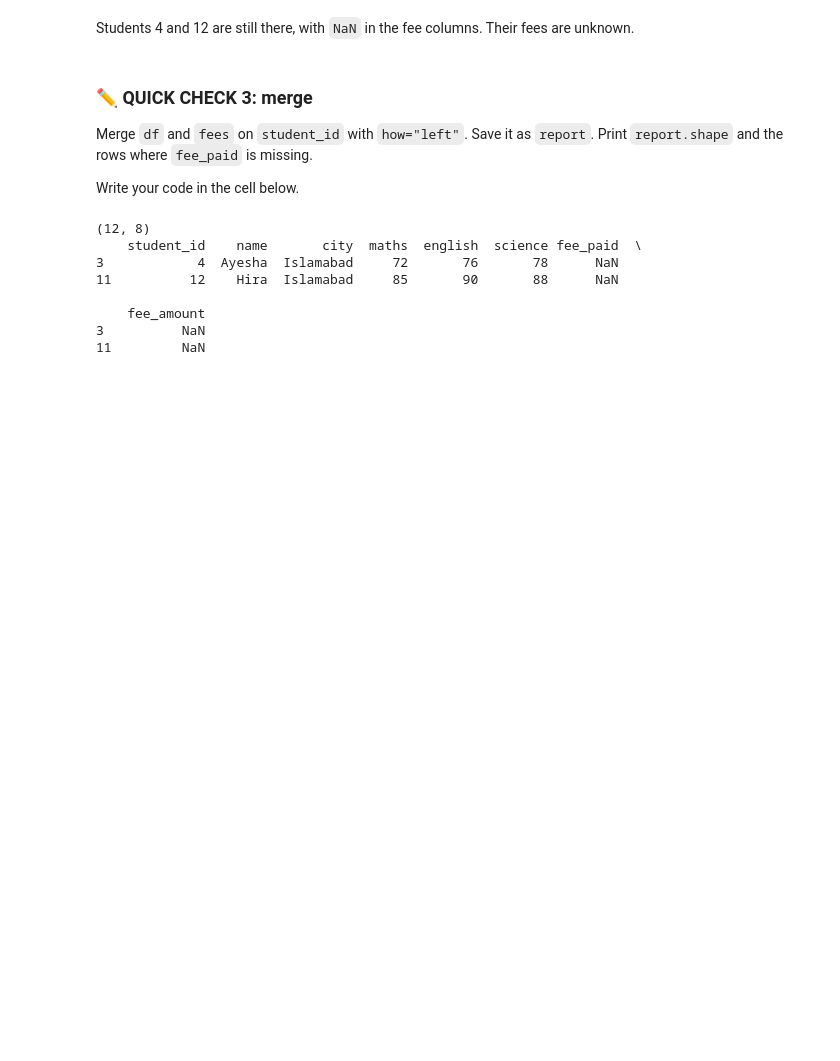
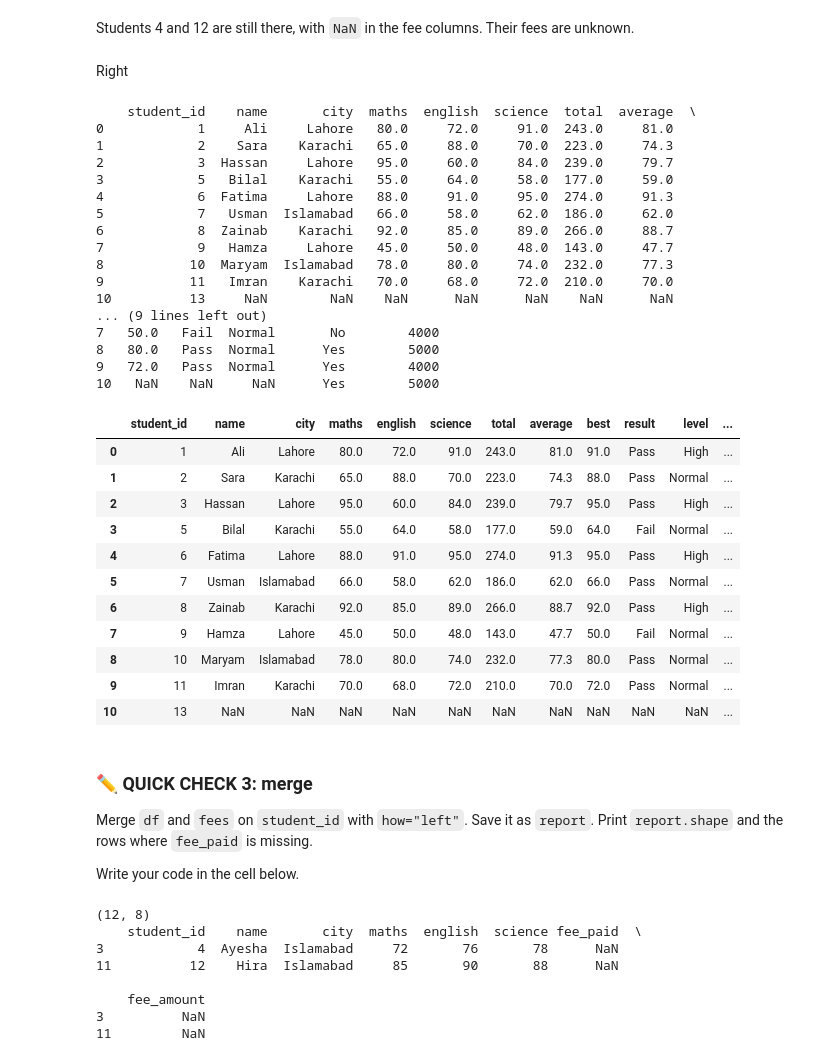
Before and after one commit to jateshk34-a11y/Python-for-AI, a Jupyter notebook: notebooks/Week 3/Day 13/Day_13_Pandas_II.ipynb, the cells around one changed output. Drawn from its saved outputs; the diff is of its cells as text; code cells hidden in the pictures; blank space fills up the shorter version.

```diff
--- a/notebooks/Week 3/Day 13/Day_13_Pandas_II.ipynb
+++ b/notebooks/Week 3/Day 13/Day_13_Pandas_II.ipynb
@@ -297,5 +296,42 @@ left.head(15)
 # %% [markdown]
 Students 4 and 12 are still there, with `NaN` in the fee columns. Their fees are unknown.
+# %% [markdown]
+Right
+# %%
+right = pd.merge(df, fees, on="student_id", how="right")
+print(right)
+
+right.head(15)
+# %% [output]
+    student_id    name       city  maths  english  science  total  average  \
+0            1     Ali     Lahore   80.0     72.0     91.0  243.0     81.0
+1            2    Sara    Karachi   65.0     88.0     70.0  223.0     74.3
+2            3  Hassan     Lahore   95.0     60.0     84.0  239.0     79.7
+3            5   Bilal    Karachi   55.0     64.0     58.0  177.0     59.0
+4            6  Fatima     Lahore   88.0     91.0     95.0  274.0     91.3
+5            7   Usman  Islamabad   66.0     58.0     62.0  186.0     62.0
+6            8  Zainab    Karachi   92.0     85.0     89.0  266.0     88.7
+7            9   Hamza     Lahore   45.0     50.0     48.0  143.0     47.7
+8           10  Maryam  Islamabad   78.0     80.0     74.0  232.0     77.3
+9           11   Imran    Karachi   70.0     68.0     72.0  210.0     70.0
+10          13     NaN        NaN    NaN      NaN      NaN    NaN      NaN
+... (9 lines left out)
+7   50.0   Fail  Normal       No        4000
+8   80.0   Pass  Normal      Yes        5000
+9   72.0   Pass  Normal      Yes        4000
+10   NaN    NaN     NaN      Yes        5000
+|  | student_id | name | city | maths | english | science | total | average | best | result | level | ... |
+| 0 | 1 | Ali | Lahore | 80.0 | 72.0 | 91.0 | 243.0 | 81.0 | 91.0 | Pass | High | ... |
+| 1 | 2 | Sara | Karachi | 65.0 | 88.0 | 70.0 | 223.0 | 74.3 | 88.0 | Pass | Normal | ... |
+| 2 | 3 | Hassan | Lahore | 95.0 | 60.0 | 84.0 | 239.0 | 79.7 | 95.0 | Pass | High | ... |
+| 3 | 5 | Bilal | Karachi | 55.0 | 64.0 | 58.0 | 177.0 | 59.0 | 64.0 | Fail | Normal | ... |
+| 4 | 6 | Fatima | Lahore | 88.0 | 91.0 | 95.0 | 274.0 | 91.3 | 95.0 | Pass | High | ... |
+| 5 | 7 | Usman | Islamabad | 66.0 | 58.0 | 62.0 | 186.0 | 62.0 | 66.0 | Pass | Normal | ... |
+| 6 | 8 | Zainab | Karachi | 92.0 | 85.0 | 89.0 | 266.0 | 88.7 | 92.0 | Pass | High | ... |
+| 7 | 9 | Hamza | Lahore | 45.0 | 50.0 | 48.0 | 143.0 | 47.7 | 50.0 | Fail | Normal | ... |
+| 8 | 10 | Maryam | Islamabad | 78.0 | 80.0 | 74.0 | 232.0 | 77.3 | 80.0 | Pass | Normal | ... |
+| 9 | 11 | Imran | Karachi | 70.0 | 68.0 | 72.0 | 210.0 | 70.0 | 72.0 | Pass | Normal | ... |
+| 10 | 13 | NaN | NaN | NaN | NaN | NaN | NaN | NaN | NaN | NaN | NaN | ... |
 # %% [markdown]
 ### ✏️ QUICK CHECK 3: merge
 
```
Also changed, not shown: parts of 5 cells of this notebook, 11 other files.
